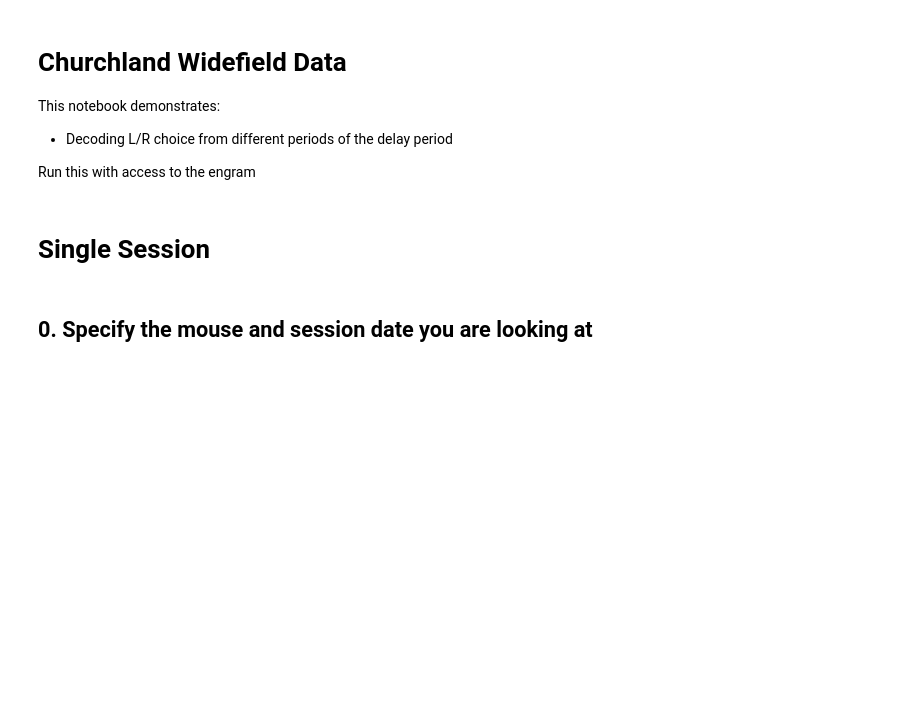
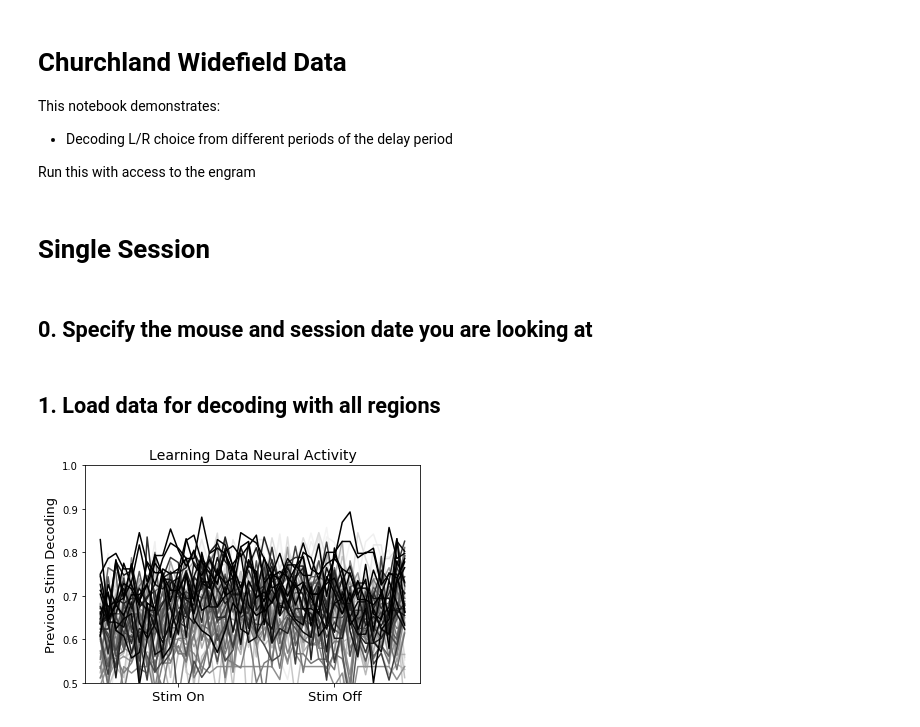
Before and after one commit to chingf/glm-hmm, a Jupyter notebook: 2019-10-01-choicedecoding-neural.ipynb, the cells around one changed output. Drawn from its saved outputs; the diff is of its cells as text; code cells hidden in the pictures; blank space fills up the shorter version.

```diff
--- a/2019-10-01-choicedecoding-neural.ipynb
+++ b/2019-10-01-choicedecoding-neural.ipynb
@@ -21,3 +23,35 @@ mouse = "mSM63"
 days = os.listdir("/home/chingf/engram/data/musall/learning/neural/mSM63")
 days = [d for d in days if "2018" in d]
 days.sort(key = lambda date: datetime.strptime(date, '%d-%b-%Y'))
+# %% [markdown]
+## 1. Load data for decoding with all regions
+# %%
+results = pickle.load(
+    open("pickles/choicedecoding_learning_mSM63.p", "rb")
+    )
+# %%
+# Plots choice decoding, colored by time
+import matplotlib.pylab as pl
+plt.figure()
+dates_of_interest = days[:-10]
+colors = pl.cm.Greys(np.linspace(-0.1,1.1,len(dates_of_interest)))
+for idx, date in enumerate(dates_of_interest):
+    result = results[idx]
+    if result['models'][0] is None:
+        continue
+    num_test_trials = result['test_indices'][0].size
+    min_num_trials = 200 # Test and train trials
+    if num_test_trials < min_num_trials*0.2:
+        continue
+    plt.plot(result['scores'], color=colors[idx])
+plt.ylim((0.5,1.0))
+plt.title("Learning Data Neural Activity", fontsize=14)
+plt.ylabel("Previous Stim Decoding", fontsize=13)
+plt.xticks(
+    [10,30],
+    ['Stim On', 'Stim Off'],
+    fontsize=13
+    )
+plt.show()
+# %% [output]
+[figure, added]
```
Also changed, not shown: parts of 15 cells of this notebook, 13 other files.
